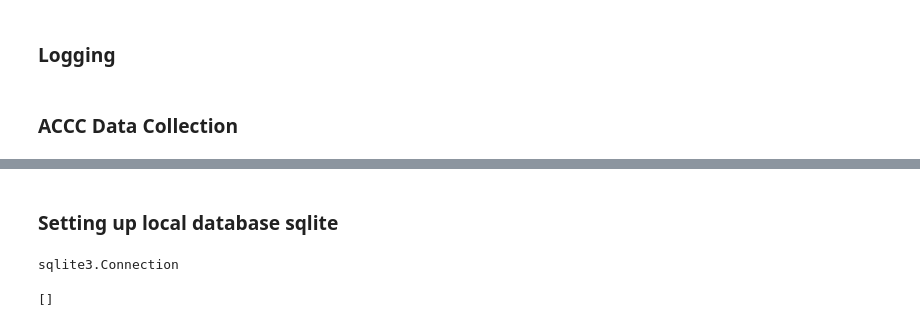
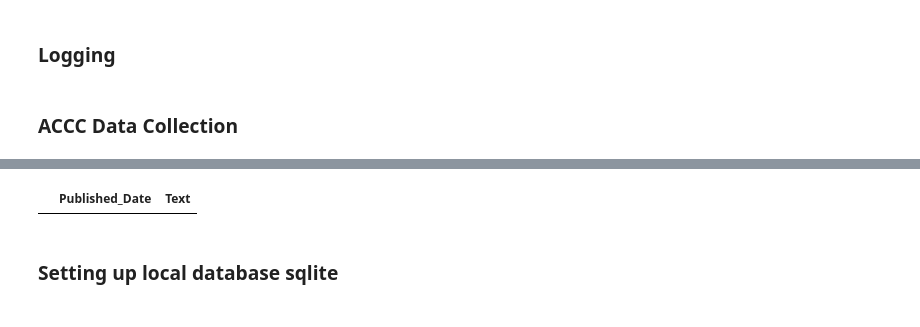
Before and after one commit to chuash/MergerScan, a Jupyter notebook: Draft.ipynb, the cells around one changed output, grey strips where cells are left out. Cells and saved outputs as stored; diff of their text form; code cells hidden in the pictures.

```diff
--- a/Draft.ipynb
+++ b/Draft.ipynb
@@ -1027,8 +1030,38 @@ user_agents = [
     "Mozilla/5.0 (Windows NT 10.0; Win64; x64) AppleWebKit/537.36 (KHTML, like Gecko) Chrome/121.0.0.0 Safari/537.36",
 ]
 
+listing = []
+    # randomising the user agent to be added to the request header
+headers = {"User-Agent": random.choice(user_agents)}
 
-url = "https://www.accc.gov.au/news-centre?type=accc_news&view_args=accc_news&layout=full_width&items_per_page=100"
-# randomising the user agent to be added to the request header
-headers = {"User-Agent": random.choice(user_agents)}
-response = requests.get(url, headers=headers)
+i = 0
+while True:
+    # Start from the first page of ACCC media release site ,which also contains the most recent news release
+    url = f"https://www.accc.gov.au/news-centre?type=accc_news&layout=full_width&view_args=accc_news&items_per_page=25&page={i}"   #https://www.accc.gov.au/news-centre?type=accc_news&items_per_page=25&view_args=accc_news&page=1
+    response = requests.get(url, headers=headers)
+    # raises error in the event of bad responses
+    response.raise_for_status()
+    # parses the extracted html
+    soup = BeautifulSoup(response.text, "html.parser")
+
+    # Extract the published dates, in the format day month year (e.g. 01 Jul 2025), for all the news listings on the page
+    date = soup.find_all("div", class_="accc-date-card__header col-12 col-md-2")
+    date_component = [{"Published_Date": ele.find("span", class_="accc-date-card--publish--day").get_text().strip() + ' ' +
+                    ele.find("span", class_="accc-date-card--publish--month").get_text().strip() + ' ' +
+                    ele.find("span", class_="accc-date-card--publish--year").get_text().strip()} for ele in date]
+
+    # Get the titles and first paragraphs for all the news listings on the page
+    content = soup.find_all("div", class_="accc-date-card__body col-12 col-md-10")
+    text_component = [{"Text": ele.find("div", class_="field--name-node-title").get_text().strip() + '. ' +
+                    ele.find("div", class_="field--name-field-acccgov-summary").get_text().strip()} for ele in content]
+
+    # For each news listing, merge the dictionary containing the published dates to the dictionary corresponding text
+    news_extract = [item[0]|item[1] for item in zip(date_component,text_component)]
+    listing.extend(news_extract)
+
+    # If the last published date on the page is still after the user input date, then continue to the next page
+    # Else stop if the last published date is earlier
+    if datetime.strptime(date_component[-1]['Published_Date'], '%d %b %Y') >= datetime.strptime(fromdate, '%d %b %Y'):
+        i = i+1
+    else:
+        break
@@ -1086,2 +1088,10 @@ news_extract
+# %%
+# convert to dataframe
+df= pd.DataFrame(listing)
+# Filter for all news listing after the specified date
+df_subset = df[pd.to_datetime(df['Published_Date']) >= datetime.strptime('10 Oct 2025', '%d %b %Y')]
+df_subset
+# %% [output]
+|  | Published_Date | Text |
 # %% [markdown]
 ### Setting up local database sqlite
@@ -1141,12 +1097,0 @@ finally:
-# %%
-conn = sqlite3.connect('temp/data.db')
-type(conn)
-# %% [output]
-sqlite3.Connection
-# %%
-cursor = conn.cursor()
-cursor.execute("SELECT name FROM sqlite_master WHERE type='table';")
-tables = cursor.fetchall()
-tables
-# %% [output]
-[]
```
Also changed, not shown: parts of 21 cells of this notebook, 6 other files.
